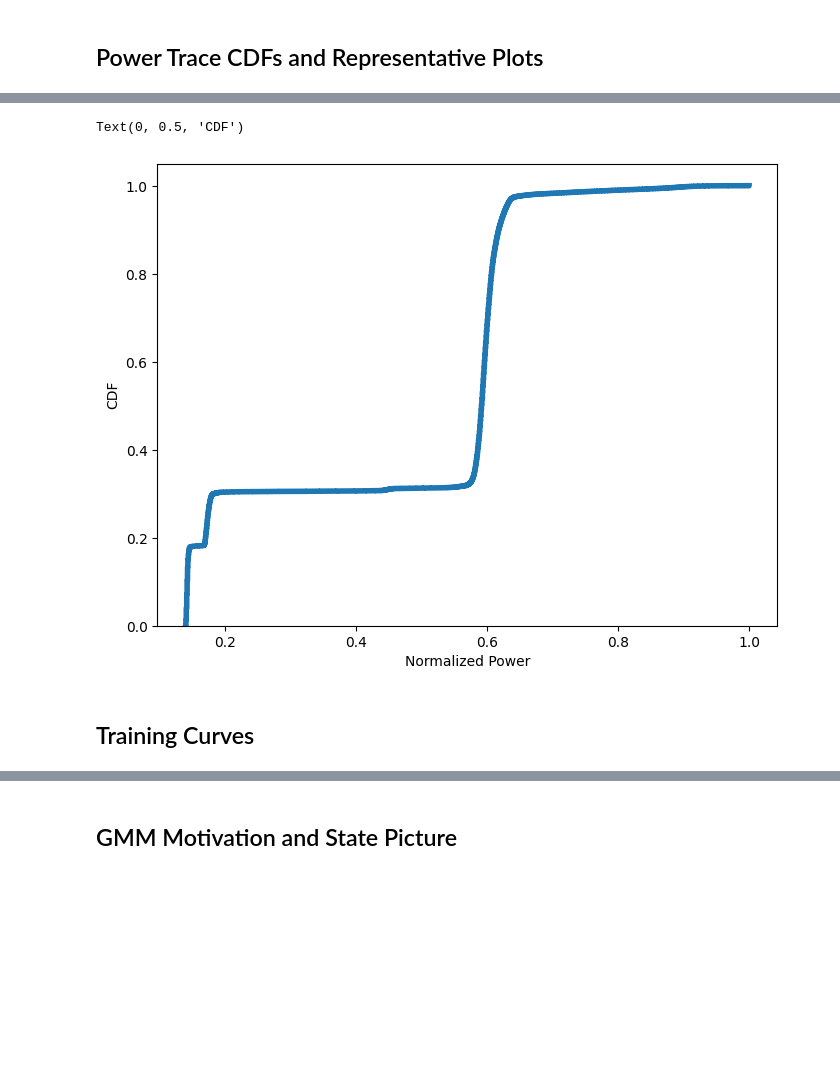
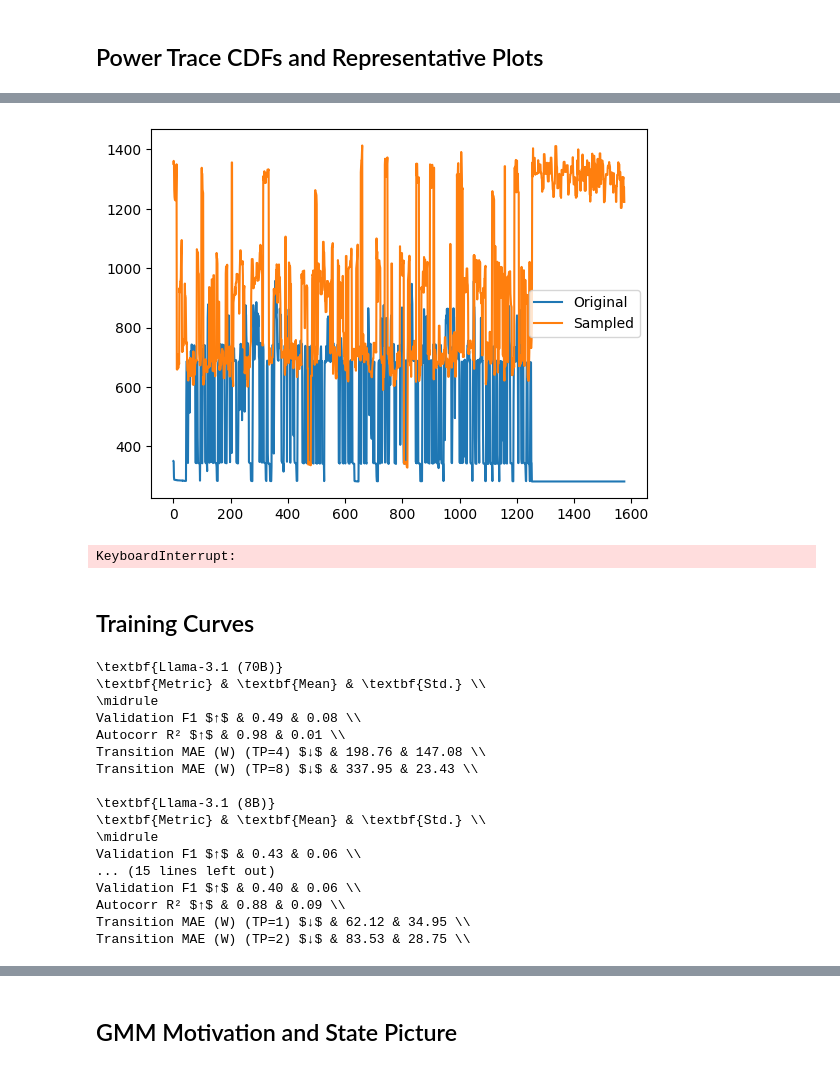
Before and after one commit to grantwilkins/powertrace-sim, a Jupyter notebook: evaluation.ipynb, the cells around one changed output, grey strips where cells are left out. Cells and saved outputs as stored; diff of their text form; code cells hidden in the pictures; blank space fills up the shorter version.

```diff
--- a/evaluation.ipynb
+++ b/evaluation.ipynb
@@ -47,7 +47,8 @@ hw="a100"
 # %%
 
 dataset = PowerTraceDataset(data_file)
-tp_values = [2]
+print(dataset.mu[8])
+tp_values = [4]
 tp_color_key = {
     1: "#1f77b4",  # blue
     2: "#ff7f0e",  # orange
@@ -64,10 +65,10 @@ for tp in tp_values:
     print(f"\nProcessing TP={tp}")
     print(f"Using Dx={Dx} features")
     classifier = load_classifier(
-        # f"{weights_path}/model_tp{tp}_H64_biGRU.pt",
-        f"{weights_path}/{model}_{hardware_accelerator}_tp{tp}.pt",
+        f"{weights_path}/model_tp{tp}_H64_biGRU.pt",
+        # f"{weights_path}/{model}_{hardware_accelerator}_tp{tp}.pt",
         device=device,
-        Dx=6,
+        Dx=10,
         K=6,
     )
     smoother = SmoothingSampler(dataset)
@@ -84,22 +85,6 @@ for tp in tp_values:
         trace_power = dataset.traces[idx]["y"].flatten()
         min_power = min(min_power, np.min(trace_power))
         max_power = max(max_power, np.max(trace_power))
-
-    plt.clf()
-    plt.plot(dataset.traces[tp_indices[0]]["z"].flatten(), color=tp_color_key[tp])
-    plt.xlim(0, 50)
-    plt.title("State Sequence for First Trace")
-    plt.xlabel("Time Step")
-    plt.ylabel("State")
-    plt.savefig(f"state_sequence_trace_{tp}.pdf")
-    plt.close()
-    plt.plot(dataset.traces[tp_indices[0]]["y"].flatten(), color=tp_color_key[tp])
-    plt.xlim(0, 50)
-    plt.title("Power Trace for First Trace")
-    plt.xlabel("Time Step")
-    plt.ylabel("Power (W)")
-    plt.savefig(f"power_trace_{tp}.pdf")
-    plt.close()
 
     for idx in tp_indices:
         time, power, states = smoother.sample_power(
@@ -201,3 +198,10 @@ RuntimeError: Error(s) in loading state_dict for GRUClassifier:
+# %%
+plt.plot(original_power, label="Original")
+plt.plot(sampled_power, label="Sampled")
+plt.legend()
+plt.show()
+# %% [output]
+[figure, added]
 # %%
 dataset = PowerTraceDataset("./model/training_data/vllm-benchmark_llama-3-8b_a100.npz")
 all_original_power = []
@@ -220,8 +224,7 @@ plt.xlabel("Normalized Power")
 plt.ylabel("CDF")
 plt.savefig("power_traces_cdf.pdf", bbox_inches="tight")
 # %% [output]
-Text(0, 0.5, 'CDF')
+KeyboardInterrupt:
-[figure, removed]
 # %% [markdown]
 ## Training Curves
 # %%
@@ -268,6 +271,24 @@ for model in best_configs["Model"].unique():
             mean_val = model_data[col_name].mean()
             std_val = model_data[col_name].std()
             print(f"{metric_name} ${direction}$ & {mean_val:.2f} & {std_val:.2f} \\\\")
+# %% [output]
+\textbf{Llama-3.1 (70B)}
+\textbf{Metric} & \textbf{Mean} & \textbf{Std.} \\
+\midrule
+Validation F1 $↑$ & 0.49 & 0.08 \\
+Autocorr R² $↑$ & 0.98 & 0.01 \\
+Transition MAE (W) (TP=4) $↓$ & 198.76 & 147.08 \\
+Transition MAE (W) (TP=8) $↓$ & 337.95 & 23.43 \\
+
+\textbf{Llama-3.1 (8B)}
+\textbf{Metric} & \textbf{Mean} & \textbf{Std.} \\
+\midrule
+Validation F1 $↑$ & 0.43 & 0.06 \\
+... (15 lines left out)
+Validation F1 $↑$ & 0.40 & 0.06 \\
+Autocorr R² $↑$ & 0.88 & 0.09 \\
+Transition MAE (W) (TP=1) $↓$ & 62.12 & 34.95 \\
+Transition MAE (W) (TP=2) $↓$ & 83.53 & 28.75 \\
 # %%
 import os
 wandb_file = os.path.expanduser("~/Downloads/wandb_export_2025-10-28T11_13_46.707-07_00.csv")
```
Also changed, not shown: parts of 5 cells of this notebook, 20 other files.
